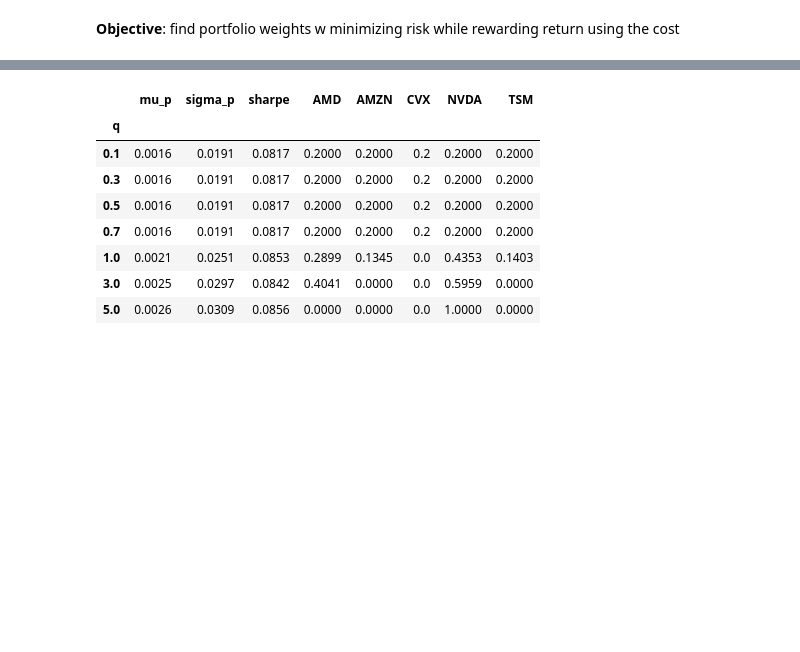
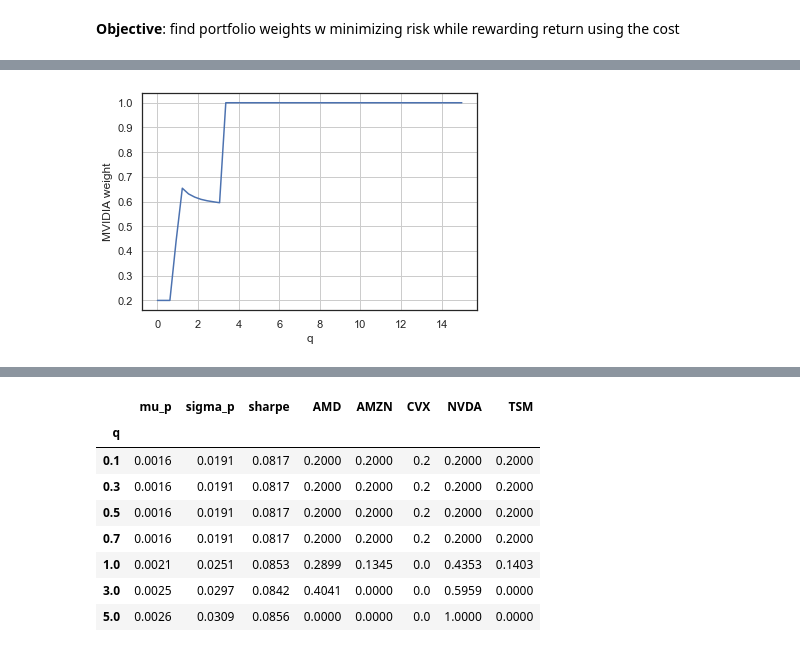
Before and after one commit to therealturb0duckz/Portfolio-Optimization, a Jupyter notebook: notebooks/main.ipynb, the cells around one changed output, grey strips where cells are left out. Saved outputs shown, nothing was run; the diff lists cells and outputs as text; code cells hidden in the pictures; blank space fills up the shorter version.

```diff
--- a/notebooks/main.ipynb
+++ b/notebooks/main.ipynb
@@ -350,0 +475,16 @@ q:5, weight: [0.00000000e+00 2.01227923e-16 6.86083135e-16 1.00000000e+00
+# %%
+# higher variance
+q_values = np.linspace(0, 15, 50)
+weights_NVDA = []
+
+for q in q_values:
+    res = minimize(cost_func, init, args=(sigma, r, q), bounds=bounds, constraints=constraints)
+    weights_NVDA.append(res.x[3])
+
+plt.plot(q_values, weights_NVDA)
+plt.xlabel("q")
+plt.ylabel("MVIDIA weight")
+plt.grid(True)
+plt.show()
+# %% [output]
+[figure, added]
```
Also changed, not shown: parts of 50 cells of this notebook.
